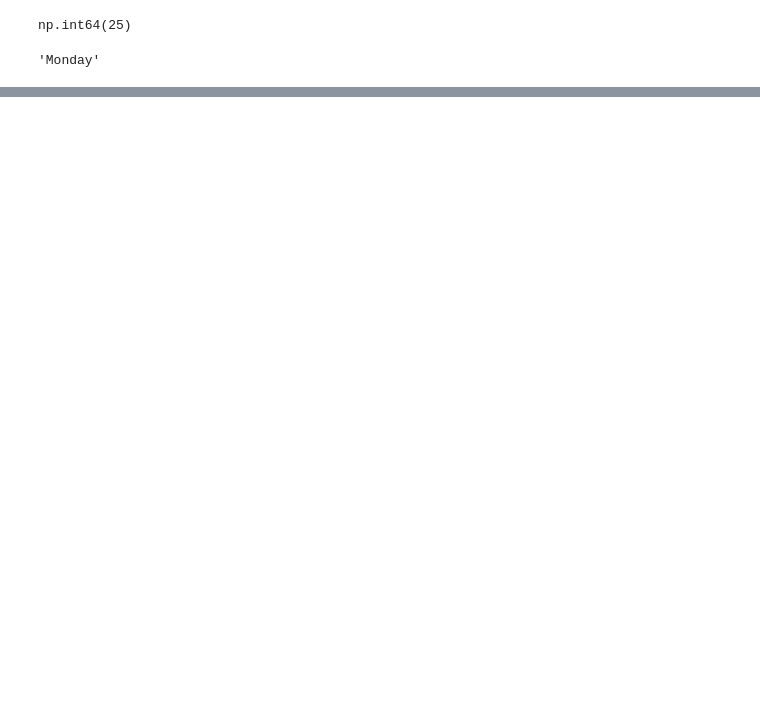
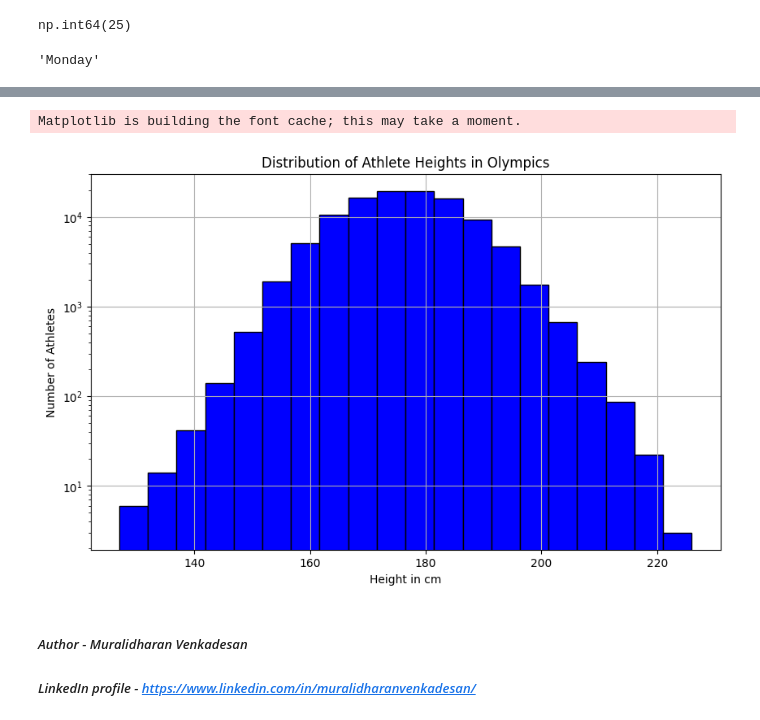
Before and after one commit to CodeEZ-Dev/Datascience_notes, a Jupyter notebook: pandas/pandas_tutorial.ipynb, the cells around one changed output, grey strips where cells are left out. Cells and saved outputs as stored; diff of their text form; code cells hidden in the pictures; blank space fills up the shorter version.

Commit message:
updated pandas notes

```diff
--- a/pandas/pandas_tutorial.ipynb
+++ b/pandas/pandas_tutorial.ipynb
@@ -364,0 +903,10 @@ coffee.iat[0,0]
+# %%
+def categorize_athlete(row):
+    if row['height_cm'] < 175 and row['weight_kg'] < 70:
+        return 'Leight Weight'
+    elif row['height_cm'] < 185 or row["weight_kg"] <= 80:
+        return 'Middle Weight'
+    else:
+        return "Heavy Weight"
+
+bios['Category'] = bios.apply(categorize_athlete, axis=1)
@@ -364,0 +1292,3 @@ coffee.iat[0,0]
+# %%
+bios['born_date'] = pd.to_datetime(bios['born_date'])
+bios.groupby(bios['born_date'].dt.year)['name'].count().reset_index().sort_values('name',ascending=False)
@@ -364,0 +1309,5 @@ coffee.iat[0,0]
+# %%
+bios['born_date'] = pd.to_datetime(bios['born_date'])
+bios['month_born'] = bios['born_date'].dt.month
+bios['year_born'] = bios['born_date'].dt.year
+bios.groupby([bios['year_born'],bios['month_born']])['name'].count().reset_index().sort_values('name',ascending=False)
@@ -364,0 +1372,2 @@ coffee.iat[0,0]
+# %%
+bios['height_rank'] = bios['height_cm'].rank(ascending=False)
@@ -364,0 +1535,28 @@ coffee.iat[0,0]
+# %%
+import pandas as pd
+import matplotlib.pyplot as plt
+
+# Assuming your DataFrame is named 'bios' and already loaded
+# First, filter out rows where the height_cm data is missing
+bios_filtered = bios.dropna(subset=['height_cm'])
+
+# Plotting the histogram
+plt.figure(figsize=(10, 6))
+plt.hist(bios_filtered['height_cm'], bins=20, color='blue', edgecolor='black')
+
+plt.title('Distribution of Athlete Heights in Olympics')
+plt.xlabel('Height in cm')
+plt.ylabel('Number of Athletes')
+plt.grid(True)
+
+# Using a logarithmic scale for the y-axis if the data spread is wide
+plt.yscale('log')
+
+plt.show()
+# %% [output]
+Matplotlib is building the font cache; this may take a moment.
+[figure, added]
+# %% [markdown]
+#####  *Author - Muralidharan Venkadesan*
+
+##### *LinkedIn profile - https://www.linkedin.com/in/muralidharanvenkadesan/*
```
Also changed, not shown: parts of 109 cells of this notebook, 2 other files.
